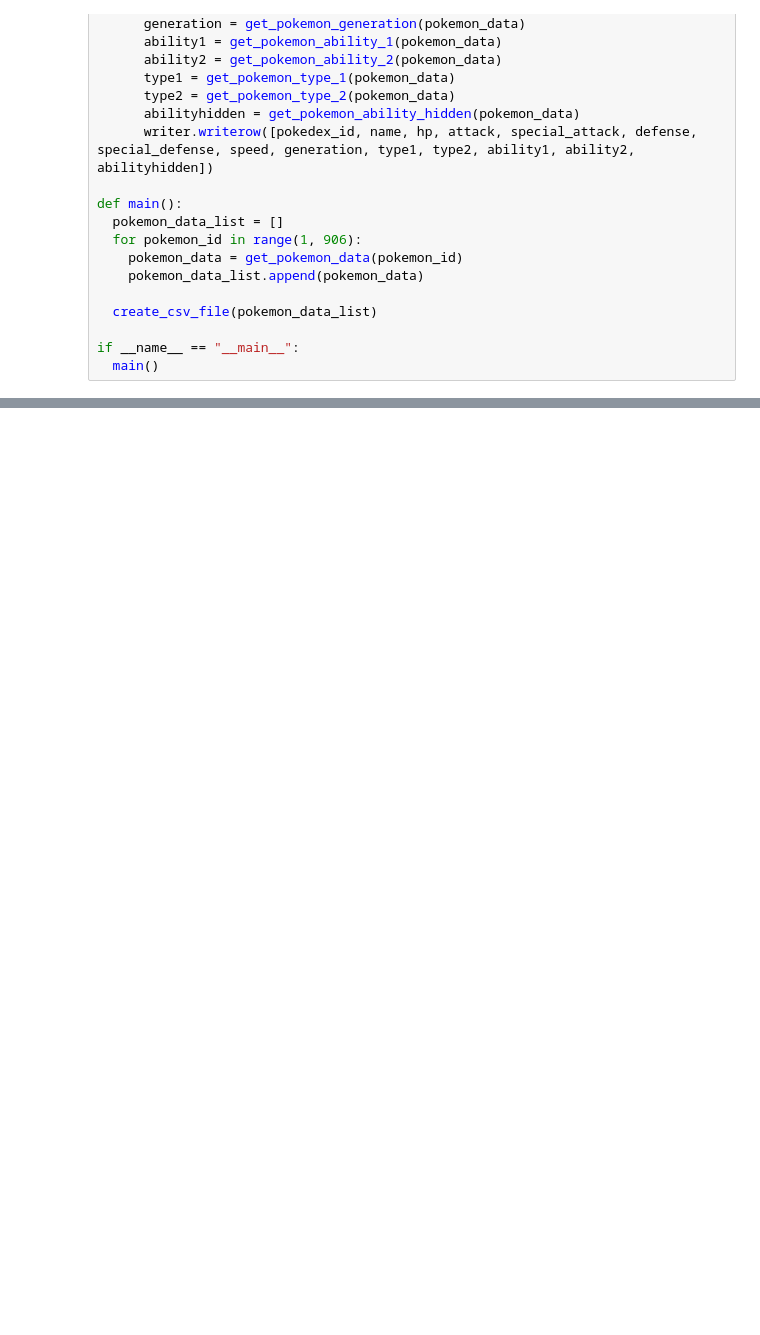
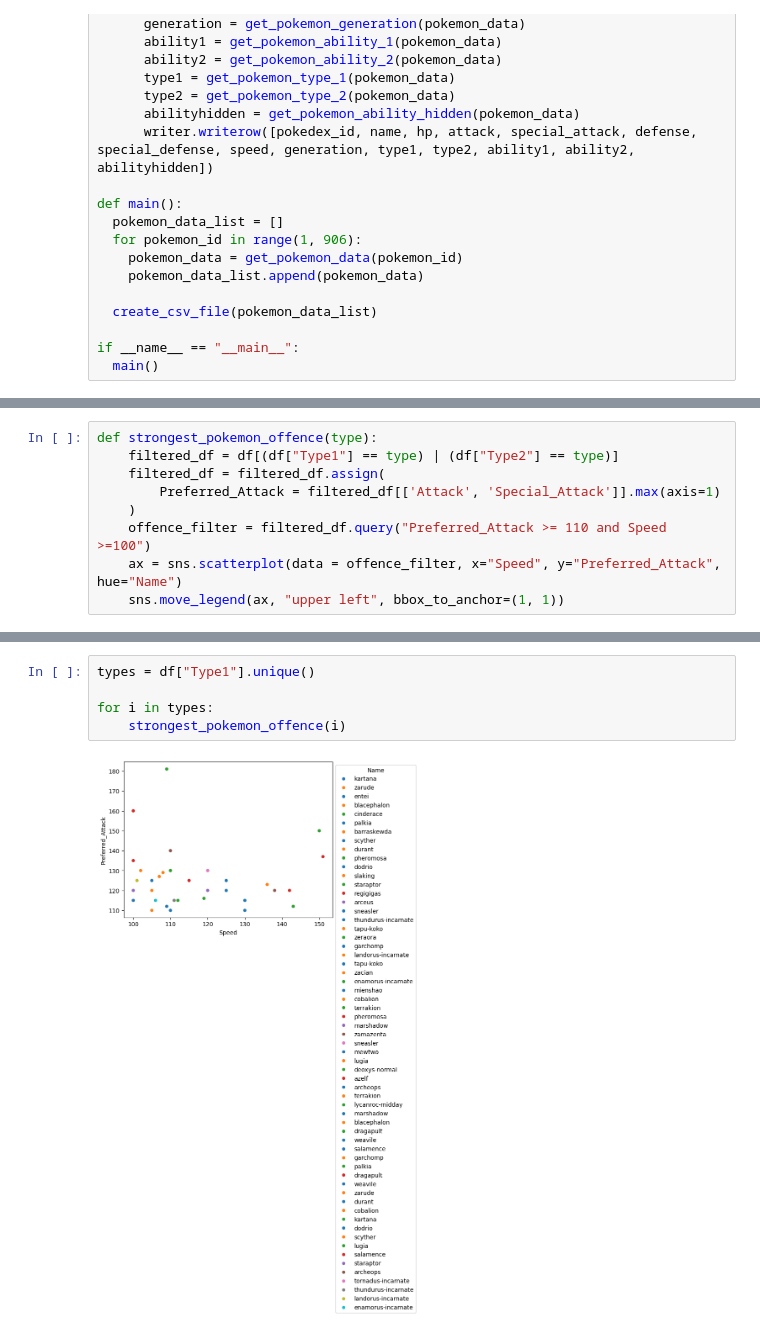
Before and after one commit to ApuAdh/DataScienceOne, a Jupyter notebook: Projects/Final Project/pokemon.ipynb, the cells around one changed output, grey strips where cells are left out. Drawn from its saved outputs; the diff is of its cells as text; blank space fills up the shorter version.

```diff
--- a/Projects/Final Project/pokemon.ipynb
+++ b/Projects/Final Project/pokemon.ipynb
@@ -117,0 +106,9 @@ KeyError: 0
+# %%
+def strongest_pokemon_offence(type):
+    filtered_df = df[(df["Type1"] == type) | (df["Type2"] == type)]
+    filtered_df = filtered_df.assign(
+        Preferred_Attack = filtered_df[['Attack', 'Special_Attack']].max(axis=1)
+    )
+    offence_filter = filtered_df.query("Preferred_Attack >= 110 and Speed >=100")
+    ax = sns.scatterplot(data = offence_filter, x="Speed", y="Preferred_Attack", hue="Name")
+    sns.move_legend(ax, "upper left", bbox_to_anchor=(1, 1))
@@ -117,0 +121,7 @@ KeyError: 0
+# %%
+types = df["Type1"].unique()
+
+for i in types:
+    strongest_pokemon_offence(i)
+# %% [output]
+[figure, added]
```
Also changed, not shown: parts of 3 cells of this notebook.
